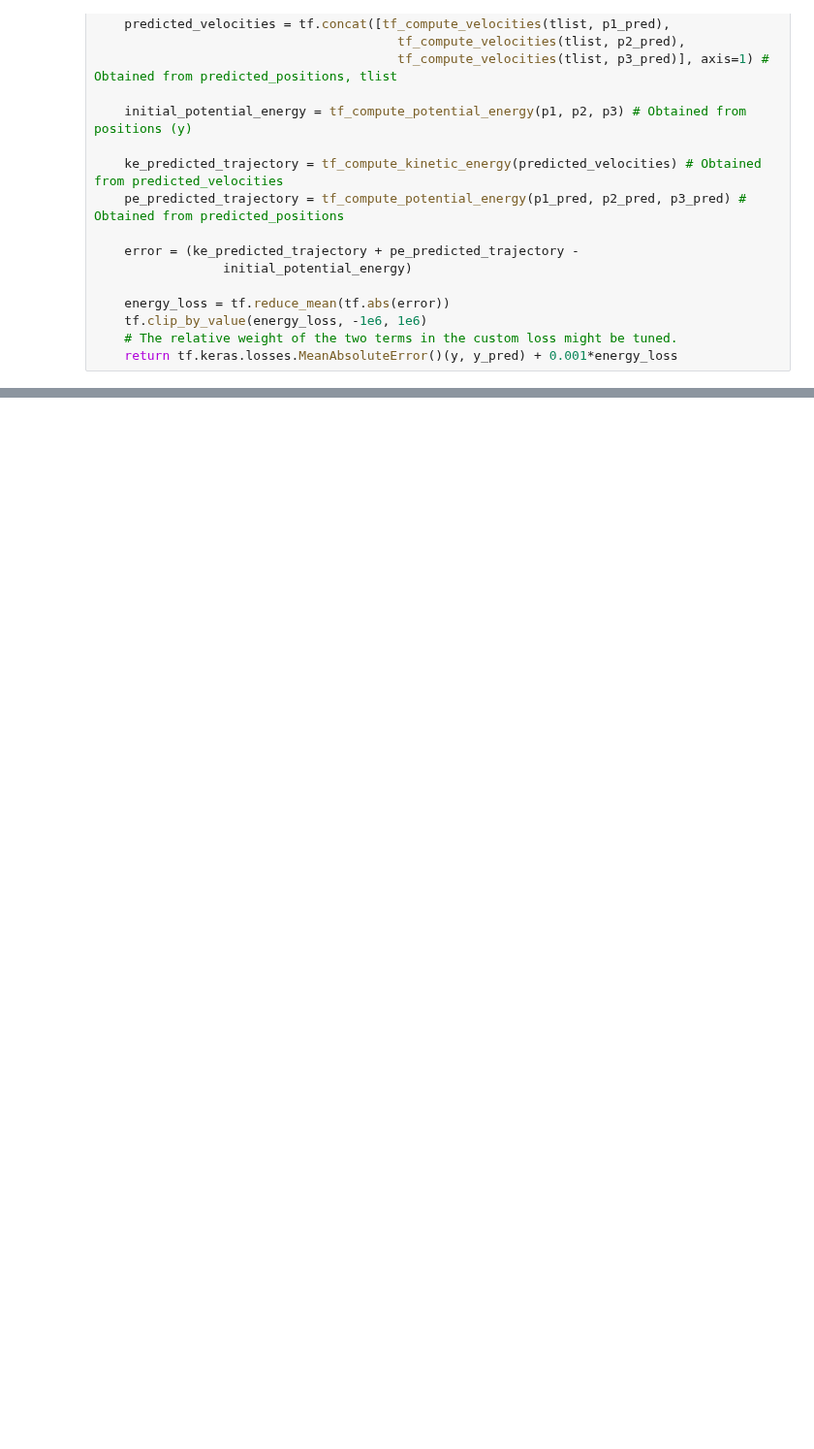
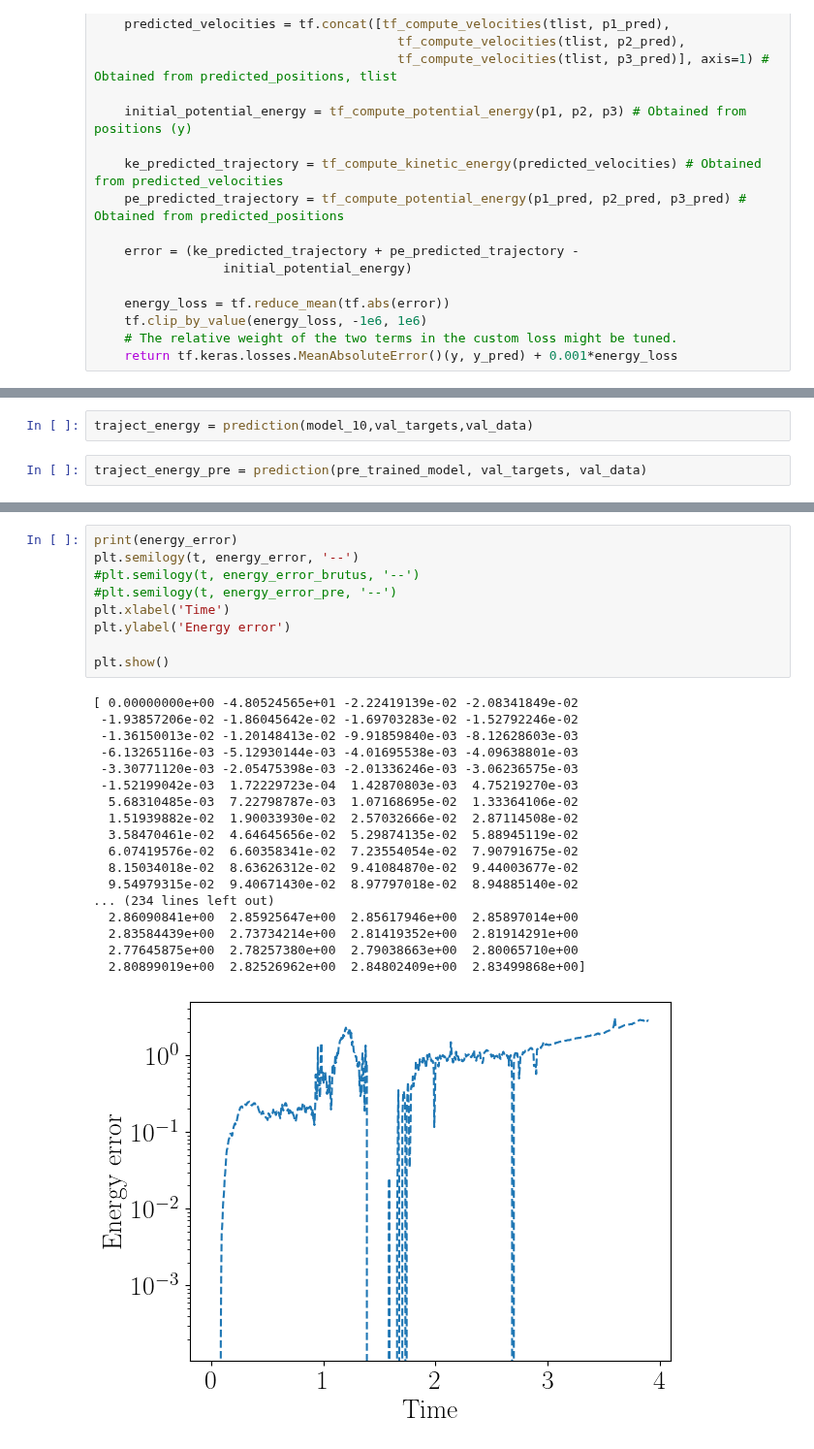
Before and after one commit to stommen/tif285-projects, a Jupyter notebook: project_2/project2_JHOS.ipynb, the cells around one changed output, grey strips where cells are left out. Shown at 97% size. Saved outputs shown, nothing was run; the diff lists cells and outputs as text; blank space fills up the shorter version.

```diff
--- a/project_2/project2_JHOS.ipynb
+++ b/project_2/project2_JHOS.ipynb
@@ -641,0 +671,4 @@ KeyboardInterrupt:
+# %%
+traject_energy = prediction(model_10,val_targets,val_data)
+# %%
+traject_energy_pre = prediction(pre_trained_model, val_targets, val_data)
@@ -641,0 +736,28 @@ KeyboardInterrupt:
+# %%
+print(energy_error)
+plt.semilogy(t, energy_error, '--')
+#plt.semilogy(t, energy_error_brutus, '--')
+#plt.semilogy(t, energy_error_pre, '--')
+plt.xlabel('Time')
+plt.ylabel('Energy error')
+
+plt.show()
+# %% [output]
+[ 0.00000000e+00 -4.80524565e+01 -2.22419139e-02 -2.08341849e-02
+ -1.93857206e-02 -1.86045642e-02 -1.69703283e-02 -1.52792246e-02
+ -1.36150013e-02 -1.20148413e-02 -9.91859840e-03 -8.12628603e-03
+ -6.13265116e-03 -5.12930144e-03 -4.01695538e-03 -4.09638801e-03
+ -3.30771120e-03 -2.05475398e-03 -2.01336246e-03 -3.06236575e-03
+ -1.52199042e-03  1.72229723e-04  1.42870803e-03  4.75219270e-03
+  5.68310485e-03  7.22798787e-03  1.07168695e-02  1.33364106e-02
+  1.51939882e-02  1.90033930e-02  2.57032666e-02  2.87114508e-02
+  3.58470461e-02  4.64645656e-02  5.29874135e-02  5.88945119e-02
+  6.07419576e-02  6.60358341e-02  7.23554054e-02  7.90791675e-02
+  8.15034018e-02  8.63626312e-02  9.41084870e-02  9.44003677e-02
+  9.54979315e-02  9.40671430e-02  8.97797018e-02  8.94885140e-02
+... (234 lines left out)
+  2.86090841e+00  2.85925647e+00  2.85617946e+00  2.85897014e+00
+  2.83584439e+00  2.73734214e+00  2.81419352e+00  2.81914291e+00
+  2.77645875e+00  2.78257380e+00  2.79038663e+00  2.80065710e+00
+  2.80899019e+00  2.82526962e+00  2.84802409e+00  2.83499868e+00]
+[figure, added]
```
Also changed, not shown: parts of 4 cells of this notebook.
